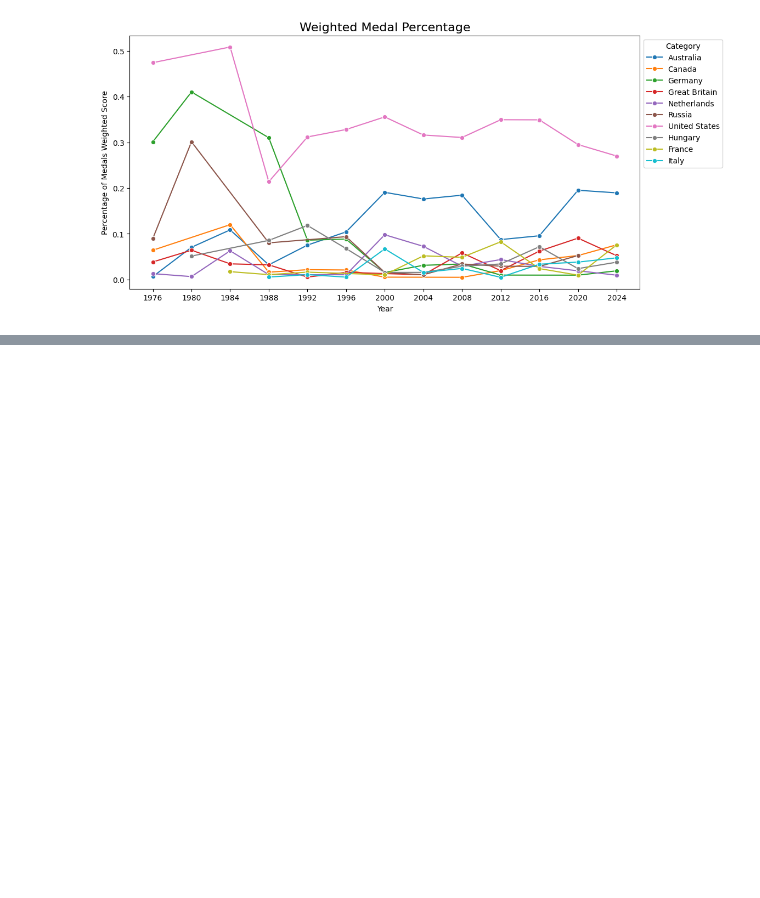
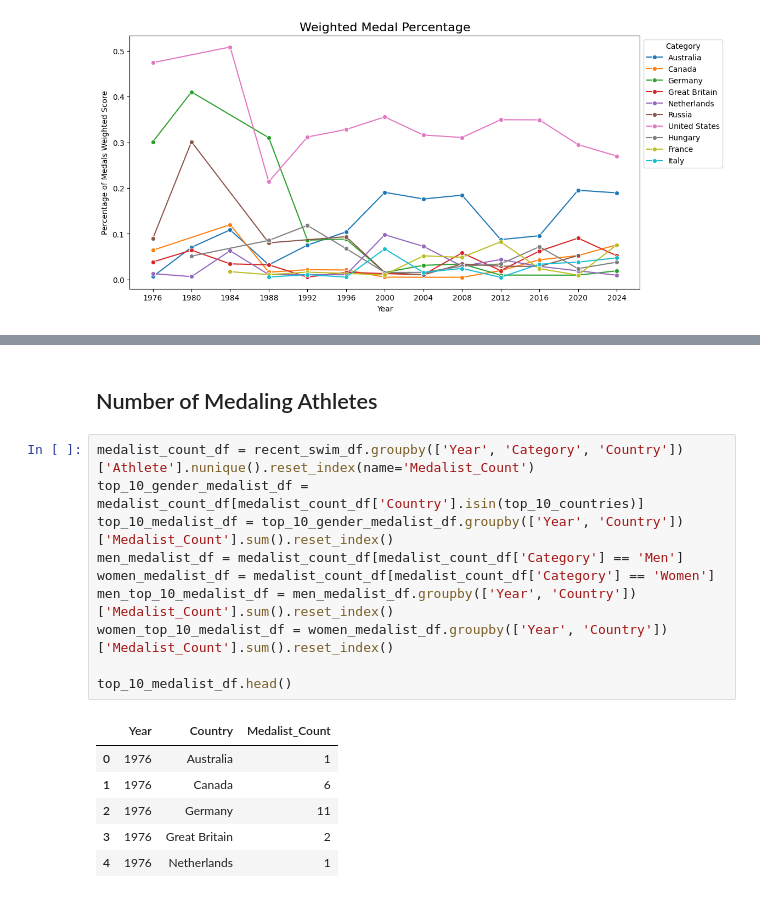
Before and after one commit to dagartga/olympics-data-project, a Jupyter notebook: olympics_data_project/notebooks/olympics_swimming_eda.ipynb, the cells around one changed output, grey strips where cells are left out. Cells and saved outputs as stored; diff of their text form; blank space fills up the shorter version.

```diff
--- a/olympics_data_project/notebooks/olympics_swimming_eda.ipynb
+++ b/olympics_data_project/notebooks/olympics_swimming_eda.ipynb
@@ -598,0 +599,19 @@ plt.show()
+# %% [markdown]
+## Number of Medaling Athletes
+# %%
+medalist_count_df = recent_swim_df.groupby(['Year', 'Category', 'Country'])['Athlete'].nunique().reset_index(name='Medalist_Count')
+top_10_gender_medalist_df = medalist_count_df[medalist_count_df['Country'].isin(top_10_countries)]
+top_10_medalist_df = top_10_gender_medalist_df.groupby(['Year', 'Country'])['Medalist_Count'].sum().reset_index()
+men_medalist_df = medalist_count_df[medalist_count_df['Category'] == 'Men']
+women_medalist_df = medalist_count_df[medalist_count_df['Category'] == 'Women']
+men_top_10_medalist_df = men_medalist_df.groupby(['Year', 'Country'])['Medalist_Count'].sum().reset_index()
+women_top_10_medalist_df = women_medalist_df.groupby(['Year', 'Country'])['Medalist_Count'].sum().reset_index()
+
+top_10_medalist_df.head()
+# %% [output]
+|  | Year | Country | Medalist_Count |
+| 0 | 1976 | Australia | 1 |
+| 1 | 1976 | Canada | 6 |
+| 2 | 1976 | Germany | 11 |
+| 3 | 1976 | Great Britain | 2 |
+| 4 | 1976 | Netherlands | 1 |
```
Also changed, not shown: parts of 3 cells of this notebook.
